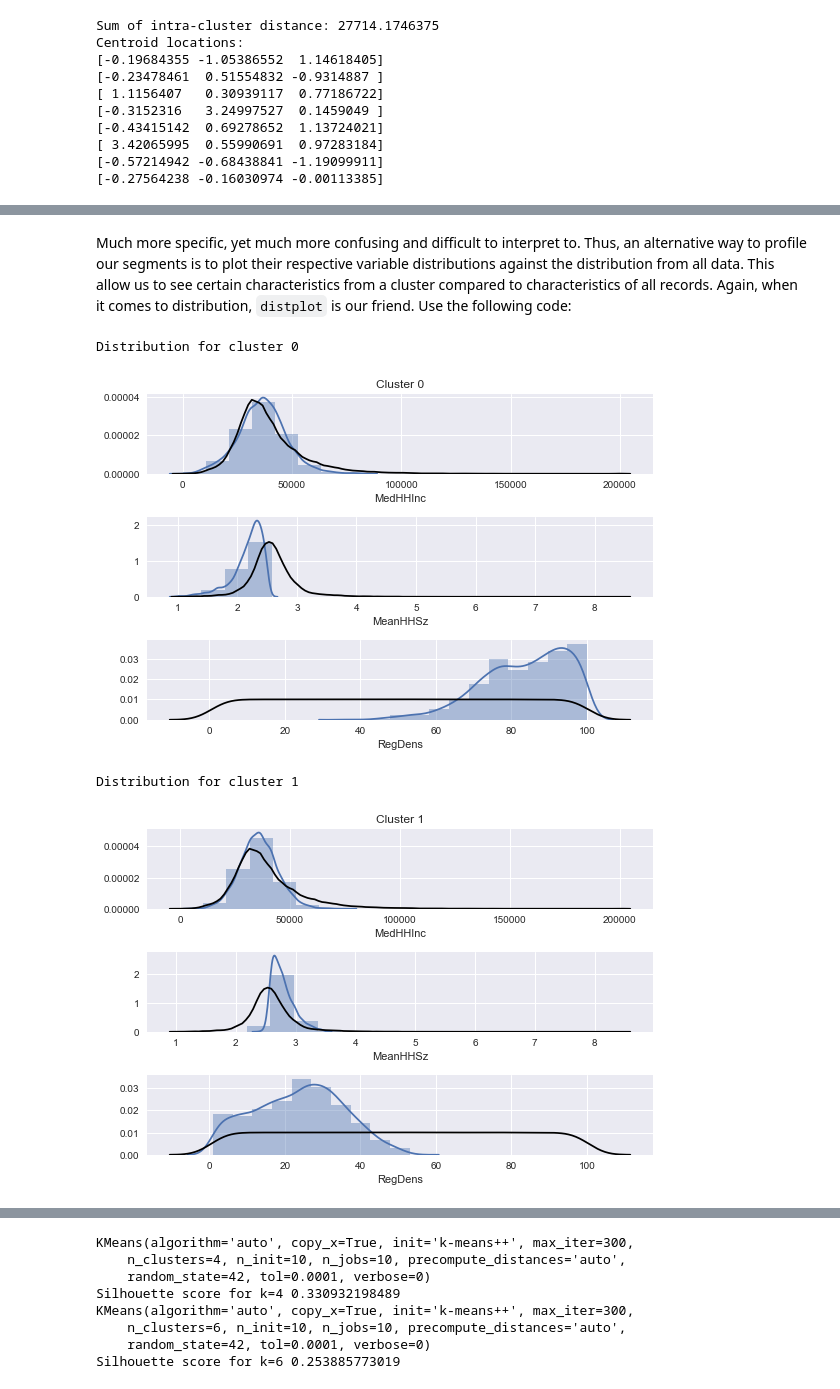
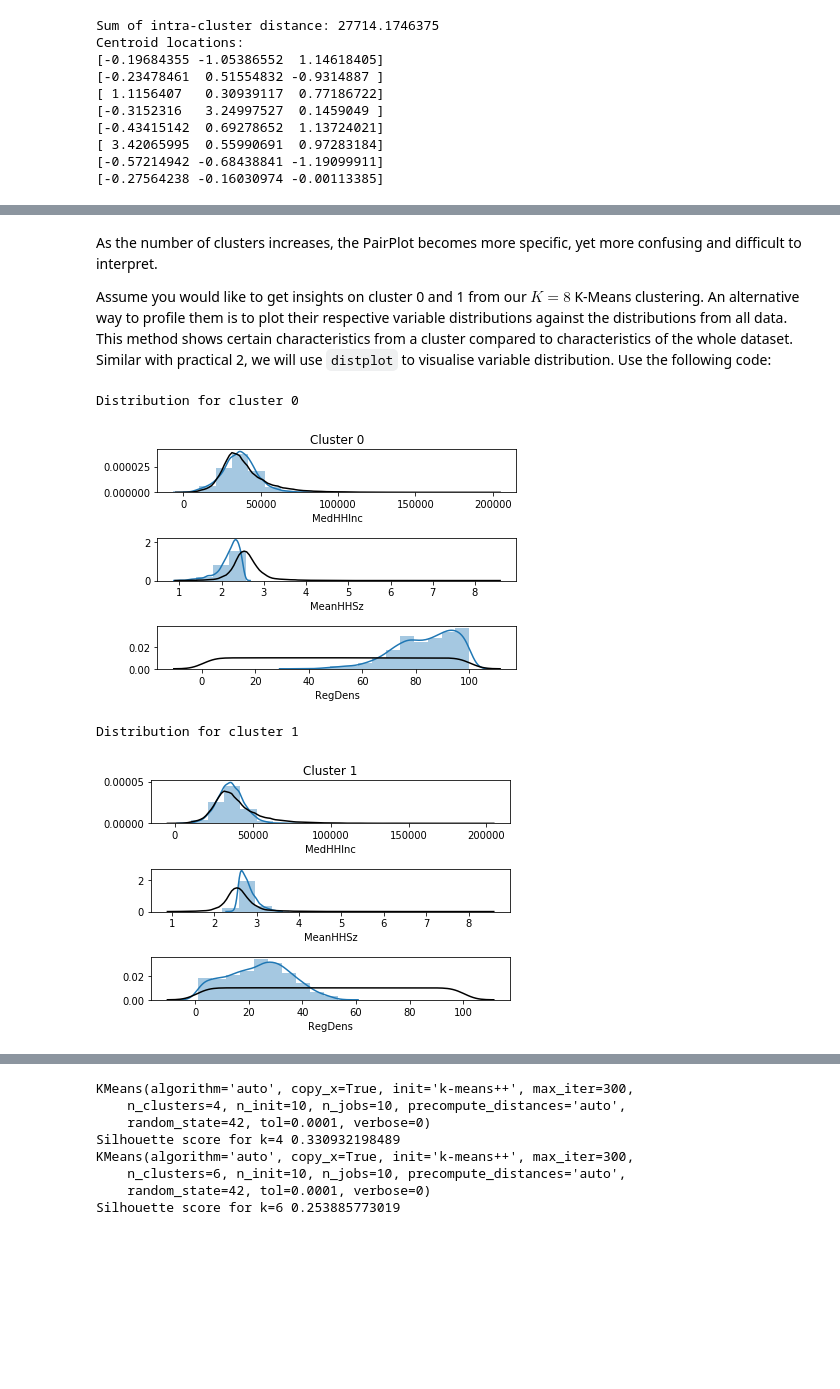
Before and after one commit to liehendi11/IFN645, a Jupyter notebook: prac7 - clustering association.ipynb, the cells around one changed output, grey strips where cells are left out. Saved outputs shown, nothing was run; the diff lists cells and outputs as text; code cells hidden in the pictures; blank space fills up the shorter version.

```diff
--- a/prac7 - clustering association.ipynb
+++ b/prac7 - clustering association.ipynb
@@ -176,8 +180,11 @@ X = scaler.fit_transform(X)
 # %%
 from sklearn.cluster import KMeans
 
+# random state, we will use 42 instead of 10 for a change
+rs = 42
+
 # set the random state. different random state seeds might result in different centroids locations
-model = KMeans(n_clusters=3, random_state=42)
+model = KMeans(n_clusters=3, random_state=rs)
 model.fit(X)
 
 # sum of intra-cluster distances
@@ -319,50 +325,36 @@ Name: Cluster_ID, dtype: int64
 # %% [markdown]
-Much more specific, yet much more confusing and difficult to interpret to. Thus, an alternative way to profile our segments is to plot their respective variable distributions against the distribution from all data. This allow us to see certain characteristics from a cluster compared to characteristics of all records. Again, when it comes to distribution, `distplot` is our friend. Use the following code:
+As the number of clusters increases, the PairPlot becomes more specific, yet more confusing and difficult to interpret.
+
+Assume you would like to get insights on cluster 0 and 1 from our $K=8$ K-Means clustering. An alternative way to profile them is to plot their respective variable distributions against the distributions from all data. This method shows certain characteristics from a cluster compared to characteristics of the whole dataset. Similar with practical 2, we will use `distplot` to visualise variable distribution. Use the following code:
 # %%
 # prepare the column and bin size. Increase bin size to be more specific, but 20 is more than enough
 cols = ['MedHHInc', 'MeanHHSz', 'RegDens']
 n_bins = 20
 
-# inspecting cluster 0
-print("Distribution for cluster 0")
-cluster_to_inspect = 0
+# inspecting cluster 0 and 1
+clusters_to_inspect = [0,1]
 
-# create subplots
-fig, ax = plt.subplots(nrows=3)
-ax[0].set_title("Cluster {}".format(cluster_to_inspect))
+for cluster in clusters_to_inspect:
+    # inspecting cluster 0
+    print("Distribution for cluster {}".format(cluster))
 
-for j, col in enumerate(cols):
-    # create the bins
-    bins = np.linspace(min(df2[col]), max(df2[col]), 20)
-    # plot distribution of the cluster using histogram
-    sns.distplot(df2[df2['Cluster_ID'] == cluster_to_inspect][col], bins=bins, ax=ax[j], norm_hist=True)
-    # plot the normal distribution with a black line
-    sns.distplot(df2[col], bins=bins, ax=ax[j], hist=False, color="k")
+    # create subplots
+    fig, ax = plt.subplots(nrows=3)
+    ax[0].set_title("Cluster {}".format(cluster))
 
-plt.tight_layout()
-plt.show()
+    for j, col in enumerate(cols):
+        # create the bins
+        bins = np.linspace(min(df2[col]), max(df2[col]), 20)
+        # plot distribution of the cluster using histogram
+        sns.distplot(df2[df2['Cluster_ID'] == cluster][col], bins=bins, ax=ax[j], norm_hist=True)
+        # plot the normal distribution with a black line
+        sns.distplot(df2[col], bins=bins, ax=ax[j], hist=False, color="k")
 
-# inspecting cluster 1
-print("Distribution for cluster 1")
-cluster_to_inspect = 1
-
-# again, subplots
-fig, ax = plt.subplots(nrows=3)
-ax[0].set_title("Cluster {}".format(cluster_to_inspect))
-
-for j, col in enumerate(cols):
-    # create the bins
-    bins = np.linspace(min(df2[col]), max(df2[col]), 20)
-    # plot distribution of the cluster using histogram
-    sns.distplot(df2[df2['Cluster_ID'] == cluster_to_inspect][col], bins=bins, ax=ax[j], norm_hist=True)
-    # plot the normal distribution with a black line
-    sns.distplot(df2[col], bins=bins, ax=ax[j], hist=False, color="k")
-
-plt.tight_layout()
-plt.show()
+    plt.tight_layout()
+    plt.show()
 # %% [output]
 Distribution for cluster 0
-[figure, old version]
+[figure, new version]
 Distribution for cluster 1
-[figure, old version]
+[figure, new version]
 # %% [markdown]
```
Also changed, not shown: parts of 34 cells of this notebook, 6 other files.
